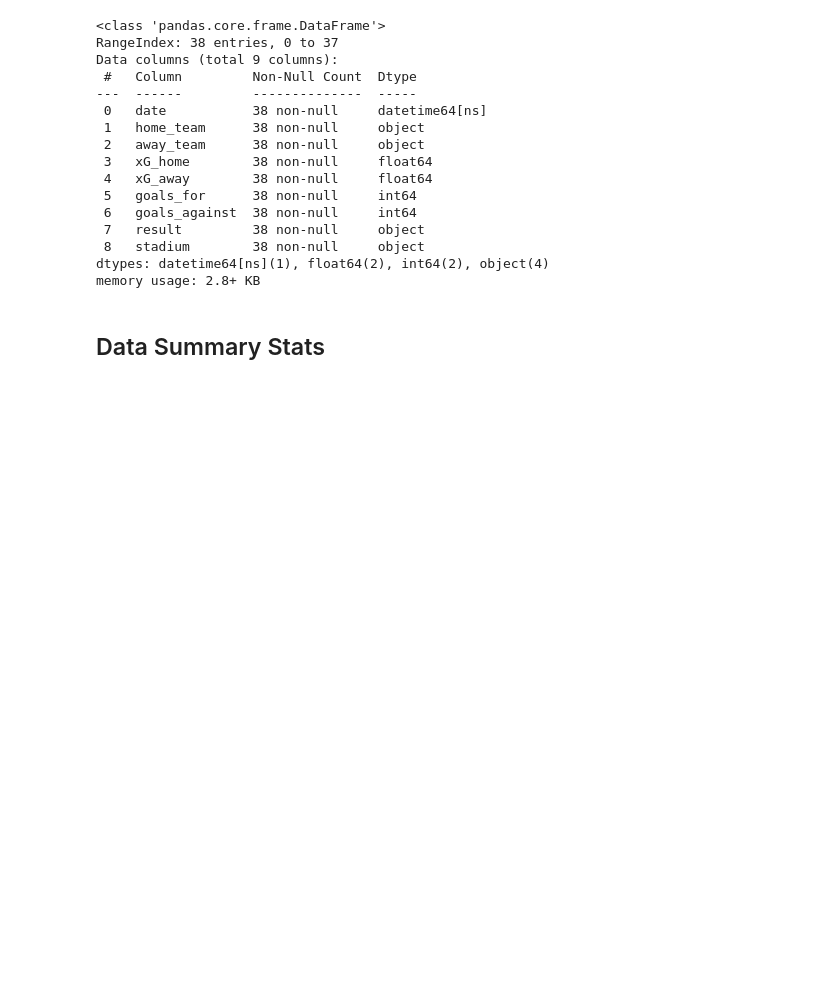
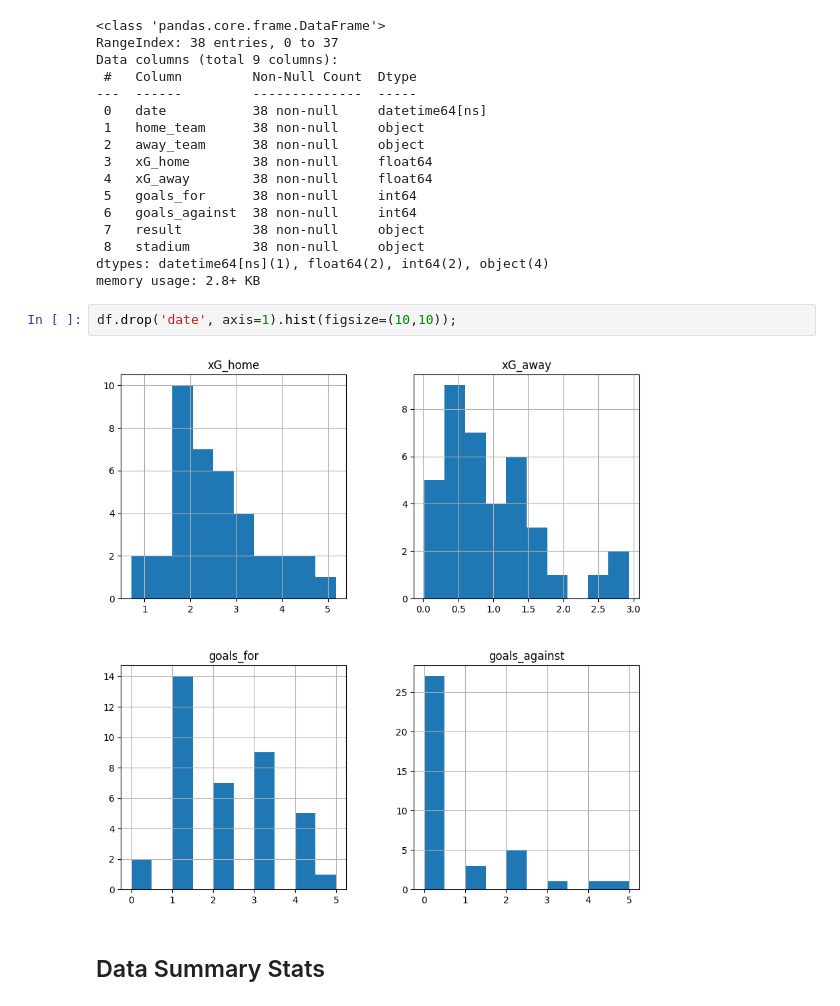
Before and after one commit to Abdul-AA/Barcelona-Stadium-Impact-Hypothesis-Testing, a Jupyter notebook: Barcelona_Analysis.ipynb, the cells around one changed output. Drawn from its saved outputs; the diff is of its cells as text; blank space fills up the shorter version.

```diff
--- a/Barcelona_Analysis.ipynb
+++ b/Barcelona_Analysis.ipynb
@@ -40,6 +43,10 @@ Data columns (total 9 columns):
  8   stadium        38 non-null     object
 dtypes: datetime64[ns](1), float64(2), int64(2), object(4)
 memory usage: 2.8+ KB
+# %%
+df.drop('date', axis=1).hist(figsize=(10,10));
+# %% [output]
+[figure, added]
 # %% [markdown]
 ## Data Summary Stats
 # %%
```
Also changed, not shown: parts of 2 cells of this notebook, 1 other file.
